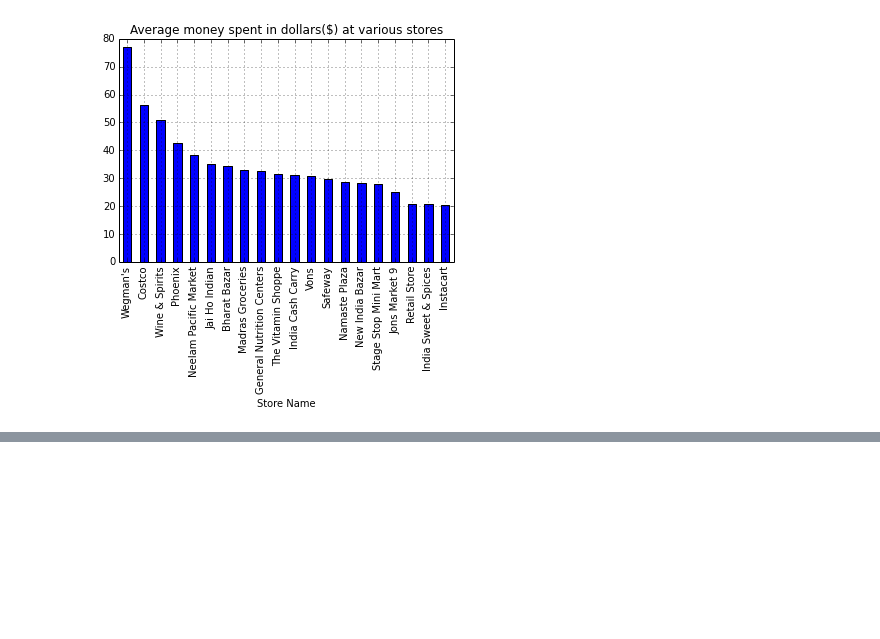
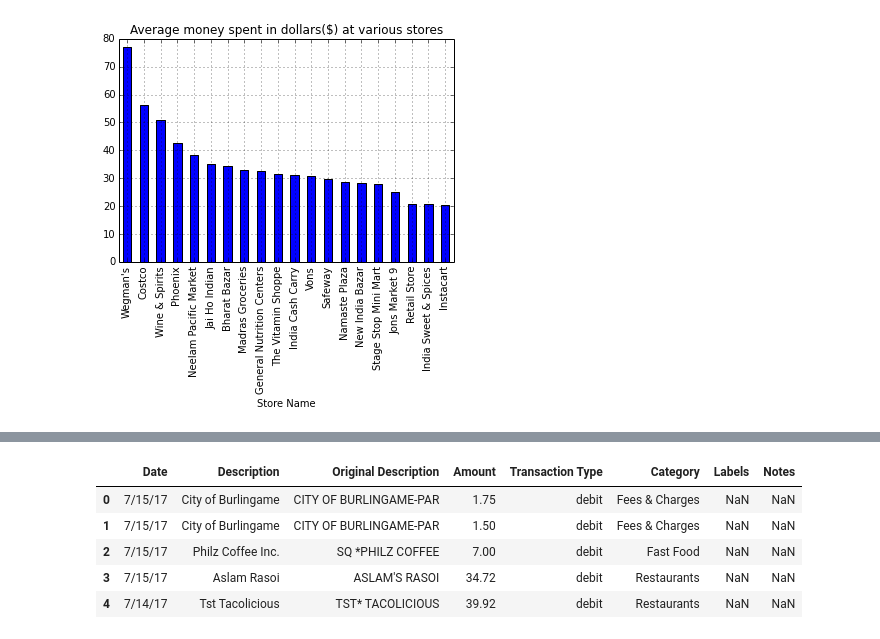
Before and after one commit to kapild/datascience, a Jupyter notebook: shopping/shopping.ipynb, the cells around one changed output, grey strips where cells are left out. Drawn from its saved outputs; the diff is of its cells as text; code cells hidden in the pictures; blank space fills up the shorter version.

```diff
--- a/shopping/shopping.ipynb
+++ b/shopping/shopping.ipynb
@@ -107,0 +122,9 @@ f(business_group, column='Amount', func=np.mean, n=20).plot(kind='bar', title="A
+# %%
+rows.head()
+# %% [output]
+|  | Date | Description | Original Description | Amount | Transaction Type | Category | Labels | Notes |
+| 0 | 7/15/17 | City of Burlingame | CITY OF BURLINGAME-PAR | 1.75 | debit | Fees & Charges | NaN | NaN |
+| 1 | 7/15/17 | City of Burlingame | CITY OF BURLINGAME-PAR | 1.50 | debit | Fees & Charges | NaN | NaN |
+| 2 | 7/15/17 | Philz Coffee Inc. | SQ *PHILZ COFFEE | 7.00 | debit | Fast Food | NaN | NaN |
+| 3 | 7/15/17 | Aslam Rasoi | ASLAM'S RASOI | 34.72 | debit | Restaurants | NaN | NaN |
+| 4 | 7/14/17 | Tst Tacolicious | TST* TACOLICIOUS | 39.92 | debit | Restaurants | NaN | NaN |
```
Also changed, not shown: parts of 23 cells of this notebook.
